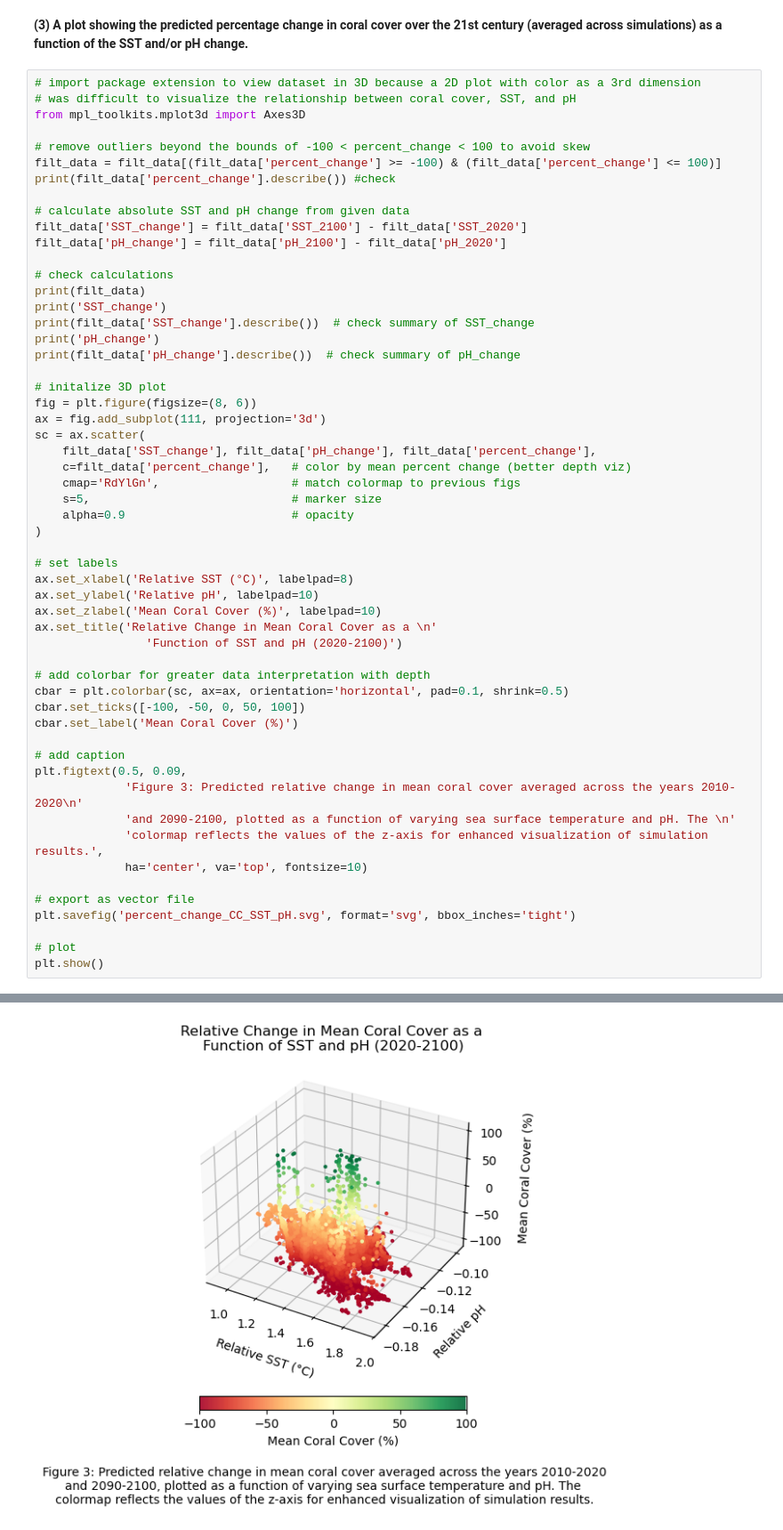
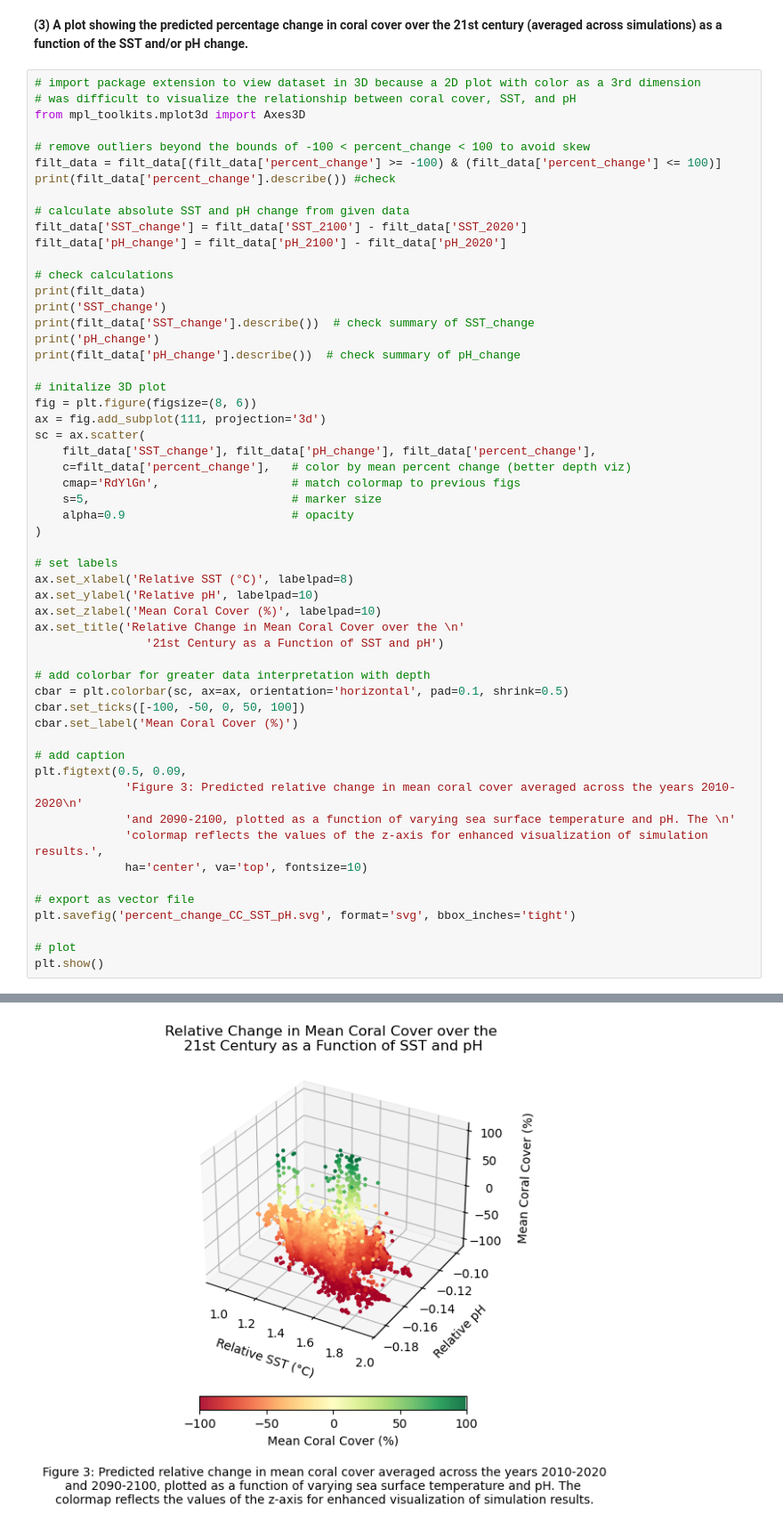
Before and after one commit to maluhiakinimaka/mbio691l-kinimaka, a Jupyter notebook: mbio691l_project_kinimaka.ipynb, the cells around one changed output, grey strips where cells are left out. Shown at 89% size. Cells and saved outputs as stored; diff of their text form.

```diff
--- a/mbio691l_project_kinimaka.ipynb
+++ b/mbio691l_project_kinimaka.ipynb
@@ -283,8 +283,8 @@ sc = ax.scatter(
 ax.set_xlabel('Relative SST (°C)', labelpad=8)
 ax.set_ylabel('Relative pH', labelpad=10)
 ax.set_zlabel('Mean Coral Cover (%)', labelpad=10)
-ax.set_title('Relative Change in Mean Coral Cover as a \n'
-                'Function of SST and pH (2020-2100)')
+ax.set_title('Relative Change in Mean Coral Cover over the \n'
+                '21st Century as a Function of SST and pH')
 
 # add colorbar for greater data interpretation with depth
 cbar = plt.colorbar(sc, ax=ax, orientation='horizontal', pad=0.1, shrink=0.5)
@@ -294,31 +294,31 @@ cbar.set_label('Mean Coral Cover (%)')
 # add caption
 plt.figtext(0.5, 0.09,
              'Figure 3: Predicted relative change in mean coral cover averaged across the years 2010-2020\n'
              'and 2090-2100, plotted as a function of varying sea surface temperature and pH. The \n'
              'colormap reflects the values of the z-axis for enhanced visualization of simulation results.',
              ha='center', va='top', fontsize=10)
 
 # export as vector file
 plt.savefig('percent_change_CC_SST_pH.svg', format='svg', bbox_inches='tight')
 
 # plot
 plt.show()
 # %% [output]
 count    52216.000000
 mean       -71.662051
 std         18.789106
 min       -100.000000
 25%        -85.778011
 50%        -72.121348
 75%        -58.751162
 max         99.445978
 Name: percent_change, dtype: float64
                           coral_cover_2020  coral_cover_2100   SST_2020   SST_2100  ...   latitude  percent_change  SST_change  pH_change
 lon_lat                                                                             ...
 (-179.91667, -18.976564)          0.694929          0.324930  26.702327  27.890377  ... -18.976564      -53.242741    1.188050  -0.154170
 ... (72 lines left out)
 50%         -0.148413
 75%         -0.143452
 max         -0.097924
 Name: pH_change, dtype: float64
-[figure, old version]
+[figure, new version]
```
Also changed, not shown: 1 other file.
